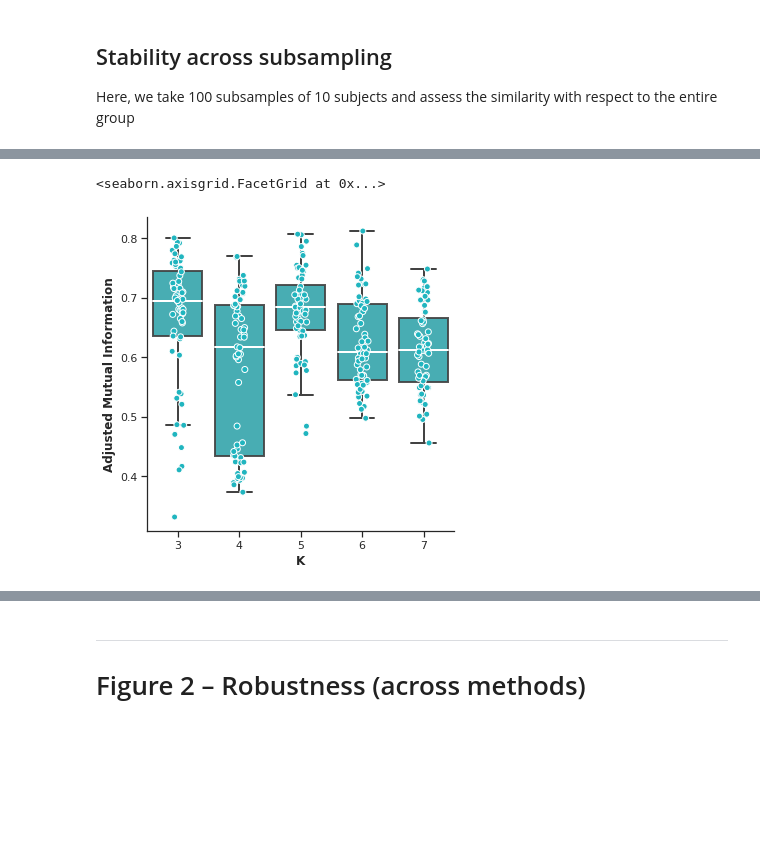
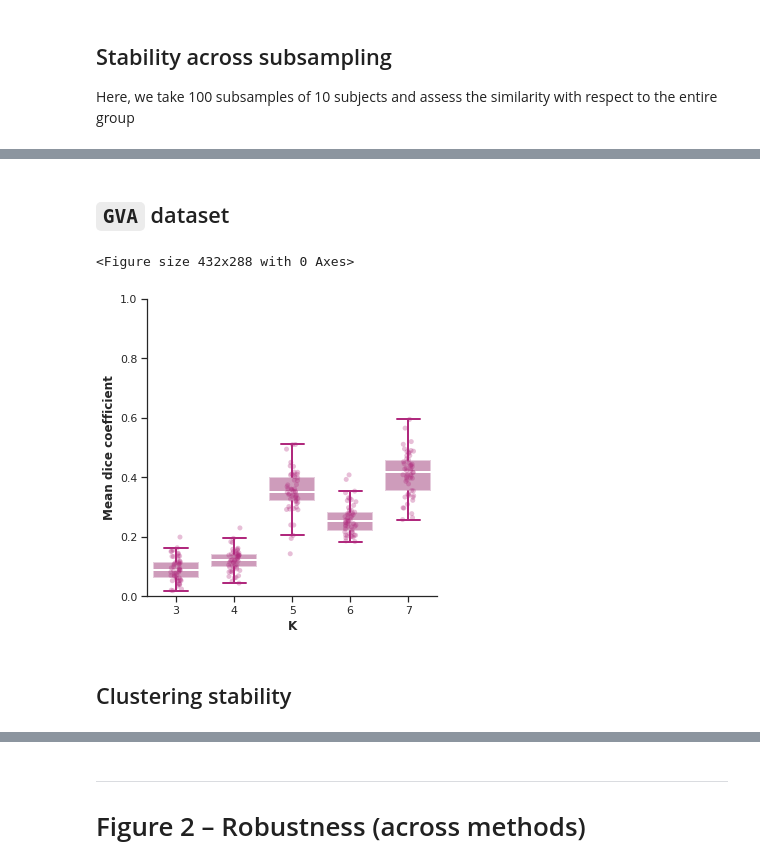
Before and after one commit to NawalK/hc_project_analyses, a Jupyter notebook: notebook/analysis_spine_only_paper.ipynb, the cells around one changed output, grey strips where cells are left out. Drawn from its saved outputs; the diff is of its cells as text; code cells hidden in the pictures; blank space fills up the shorter version.

```diff
--- a/notebook/analysis_spine_only_paper.ipynb
+++ b/notebook/analysis_spine_only_paper.ipynb
@@ -161,13 +133,0 @@ g.set_axis_labels("K", "Adjusted Mutual Information",fontsize=12, fontweight='bo
-# %%
-dataset='gva'
-colors=['#efb537','#20b5bf'] #'#273248'
-sns.set(style="ticks",  font='sans-serif')
-g=sns.catplot(y="sim",x="kmax",data=perm_df[perm_df['dataset']==dataset], kind="box", hue="method", legend=True, legend_out=True,
-             linewidth=2,medianprops=dict(color="white"),palette=colors,
-            boxprops=dict(alpha=.9),fliersize=0, aspect=1) #fliersize=0)
-g.fig.set_size_inches(10,5)
-
-sns.stripplot(y="sim",x="kmax",data=perm_df[perm_df['dataset']==dataset], hue="method",
-             size=6, palette=colors, alpha=1, linewidth=1,edgecolor='white',dodge=True)
-g._legend.remove()
-g.set_axis_labels("K", "Mean dice coefficient",fontsize=12, fontweight='bold')
@@ -190,13 +134,22 @@ g.set_axis_labels("K", "Adjusted Mutual Information",fontsize=12, fontweight='bo
-# %%
-ami_gva = pd.read_csv(config['main_dir'] + config['output_dir'] + 'gva_5sub_60perm.csv', names = [3,4,5,6,7])
-sns.set(style="ticks",  font='sans-serif')
-g=sns.catplot(data=ami_gva, kind="box",  legend=True, legend_out=True,
-             linewidth=2,color='#20b5bf', medianprops=dict(color="white"),
-            boxprops=dict(alpha=.9),fliersize=0, aspect=1) #fliersize=0)
-g.fig.set_size_inches(5,5)
-sns.stripplot(data=ami_gva, size=6, color='#20b5bf', alpha=1, linewidth=1,edgecolor='white',dodge=True)
-
-g.set_axis_labels("K", "Adjusted Mutual Information",fontsize=12, fontweight='bold')
-# %% [output]
-<seaborn.axisgrid.FacetGrid at 0x...>
-[figure, removed]
+# %% [markdown]
+## `GVA` dataset
+# %%
+dataset='gva'
+colors=["#b0297dff","#b0297dff"]
+sns.set(style="ticks",  font='sans-serif')
+for method_ind, method in enumerate(methods):
+    plt.figure(method_ind)
+    g=sns.catplot(y="sim",x="kmax",data=perm_df.loc[(perm_df['dataset']==dataset) & (perm_df['method']==method)], kind="box", legend=True, legend_out=True,
+                 linewidth=2,medianprops=dict(color="white"),color=colors[method_ind],
+                 boxprops=dict(alpha=.5,edgecolor=None),whiskerprops=dict(color=colors[method_ind]), capprops=dict(color=colors[method_ind]), fliersize=0, aspect=1) #fliersize=0)
+    g.fig.set_size_inches(5,5)
+    g.set(ylim=(0, 1),xlim=(3,7))
+    sns.stripplot(y="sim",x="kmax",data=perm_df.loc[(perm_df['dataset']==dataset) & (perm_df['method']==method)],
+                 size=5, color=colors[method_ind], alpha=.3, linewidth=0,edgecolor='white',dodge=True)
+    g.set_axis_labels("K", "Mean dice coefficient",fontsize=12, fontweight='bold')
+    g.savefig(config['main_dir'] + config['output_dir'] + config['output_tag'] + '_subsampling_stability_' + dataset + '_' + method+ '_' +  nsub + 'sub.pdf', format='pdf')
+# %% [output]
+<Figure size 432x288 with 0 Axes>
+[figure, added]
+# %% [markdown]
+## Clustering stability
```
Also changed, not shown: parts of 19 cells of this notebook, 4 other files.
